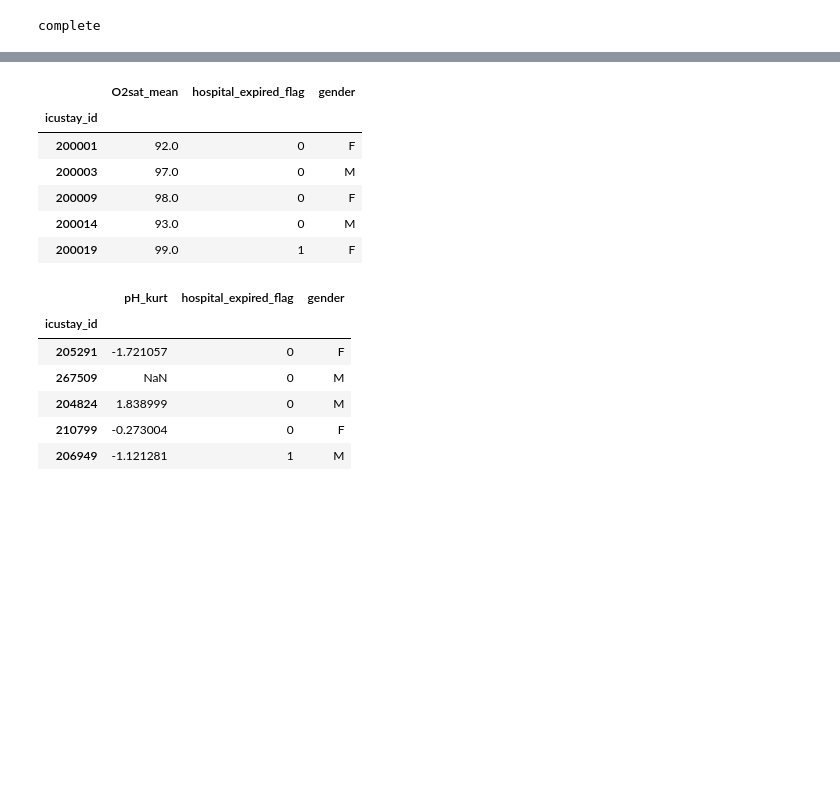
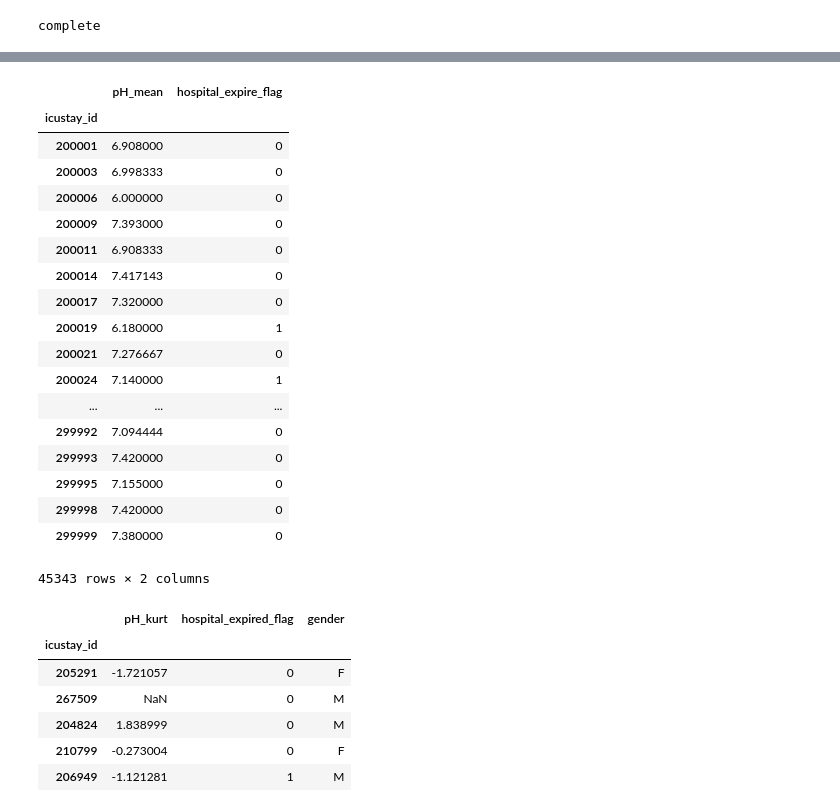
Before and after one commit to RJBeetel3/mimic3_analysis, a Jupyter notebook: LABEVENTS_FIRST24.ipynb, the cells around one changed output, grey strips where cells are left out. Cells and saved outputs as stored; diff of their text form; code cells hidden in the pictures; blank space fills up the shorter version.

Commit message:
Restructured LABEVENTS_FIRST24.ipynb data for more efficient code. Calculated summary statistics for lab results

```diff
--- a/LABEVENTS_FIRST24.ipynb
+++ b/LABEVENTS_FIRST24.ipynb
@@ -115,0 +128,11 @@ the number of samples for Oxygen Saturation is 19243
+# %%
+# REMOVE VARIABLES FOR WHICH THERE IS LITTLE DATA / FEW ICUSTAYS FOR WHICH DATA WAS RECORDED
+labels2 = []
+
+for item in labels:
+    num_samps = data['icustay_id'][data.label == item].dropna().unique().shape[0]
+    print "{}    {}".format(item, num_samps)
+    if num_samps > 7000:
+        print "adding {}".format(item)
+        labels2.append(item)
+display(labels2)
@@ -115,0 +179,8 @@ the number of samples for Oxygen Saturation is 19243
+# %%
+'''
+dict_names = [item for item in labels2]
+dict_names[len(dict_names)-1] = 'Lactate_Dehydrogenase'
+display(dict_names)
+display(labels2)
+'''
+dict_names = ['Creat', 'Gluc', 'Hemat', 'WBC', 'Lac', 'pH', 'O2sat', 'LacDehyd']
@@ -202,14 +372,27 @@ print "complete"
 complete
 # %%
-mean_dict[mean_dict_names.keys()[0]].head()
+display(calc_dict['mean']['pH_mean'])
+#[mean_dict_names.keys()[0]].head()
 # %% [output]
-|  | O2sat_mean | hospital_expired_flag | gender |
-| icustay_id |  |  |  |
-| 200001 | 92.0 | 0 | F |
-| 200003 | 97.0 | 0 | M |
-| 200009 | 98.0 | 0 | F |
-| 200014 | 93.0 | 0 | M |
-| 200019 | 99.0 | 1 | F |
+|  | pH_mean | hospital_expire_flag |
+| icustay_id |  |  |
+| 200001 | 6.908000 | 0 |
+| 200003 | 6.998333 | 0 |
+| 200006 | 6.000000 | 0 |
+| 200009 | 7.393000 | 0 |
+| 200011 | 6.908333 | 0 |
+| 200014 | 7.417143 | 0 |
+| 200017 | 7.320000 | 0 |
+| 200019 | 6.180000 | 1 |
+| 200021 | 7.276667 | 0 |
+| 200024 | 7.140000 | 1 |
+| ... | ... | ... |
+| 299992 | 7.094444 | 0 |
+| 299993 | 7.420000 | 0 |
+| 299995 | 7.155000 | 0 |
+| 299998 | 7.420000 | 0 |
+| 299999 | 7.380000 | 0 |
+45343 rows × 2 columns
 # %%
 # KURTOSIS CAN'T BE CALCULATED USING GROUPBY SO WE HAVE TO GET TRICKSY
 for key in kurt_dict_names.keys():
```
Also changed, not shown: parts of 12 cells of this notebook, 1 other file.
